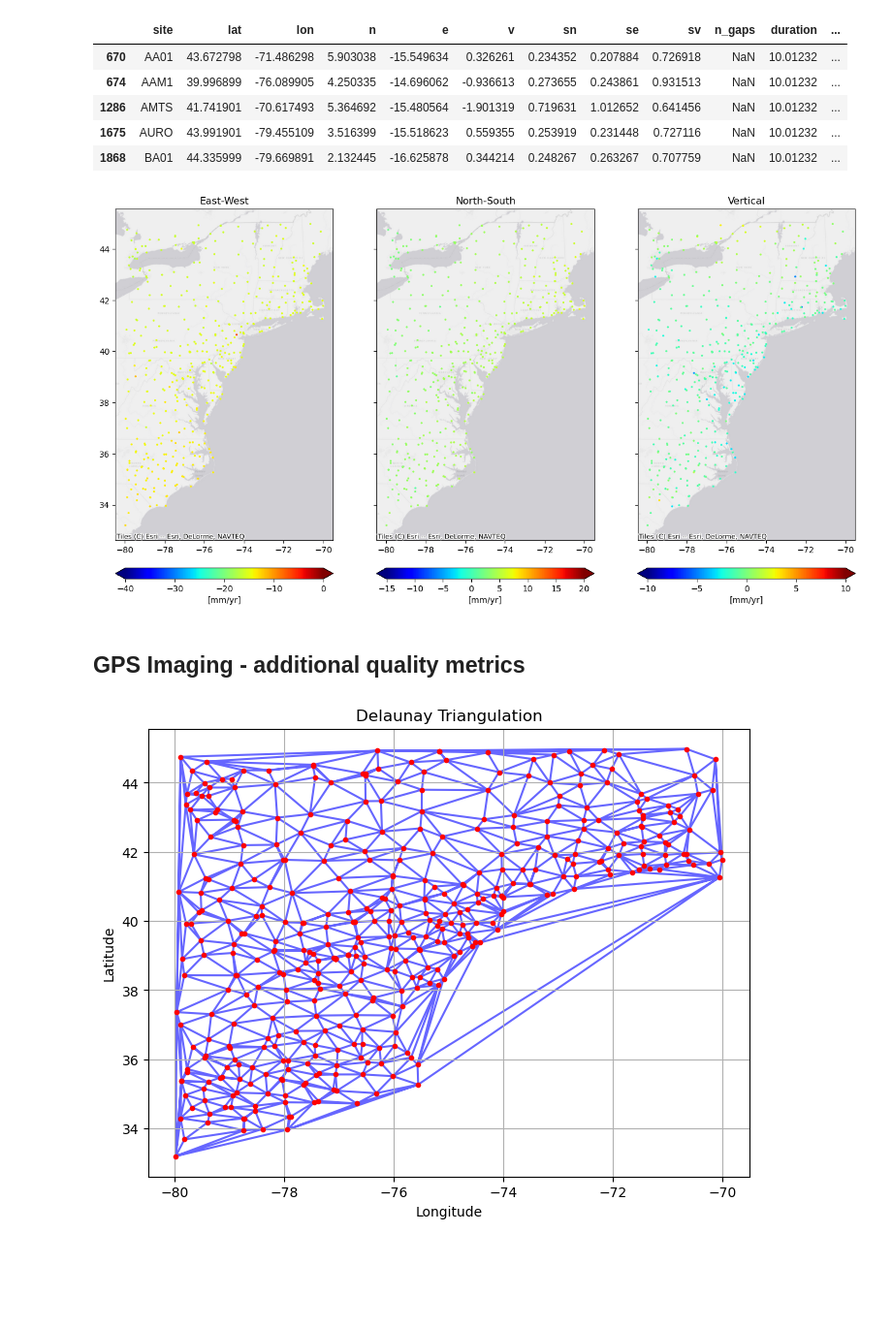
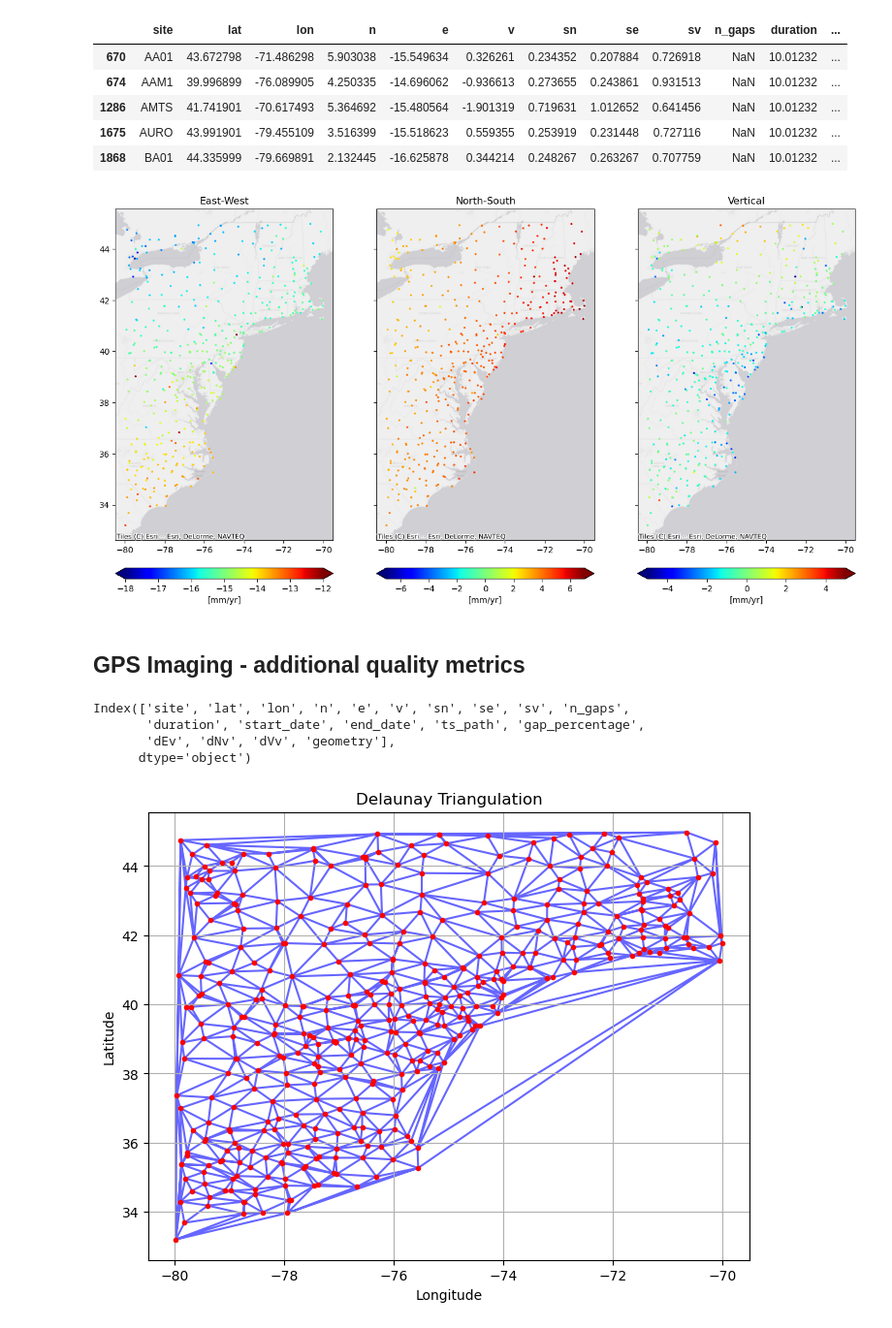
Before and after one commit to mgovorcin/Venti, a Jupyter notebook: notebooks/1_GNSS.ipynb, the cells around one changed output. Shown at 97% size. Cells and saved outputs as stored; diff of their text form; code cells hidden in the pictures; blank space fills up the shorter version.

```diff
--- a/notebooks/1_GNSS.ipynb
+++ b/notebooks/1_GNSS.ipynb
@@ -437,16 +446,16 @@ df_gnss = gpd.GeoDataFrame(gnss.gnss_df,
                            crs=CRS.from_epsg(4326))
 
 # Plot
-kwargs =dict(markersize=2, cmap='jet', zorder=1)
+kwargs =dict(markersize=2, cmap='hot_r', zorder=1)
 fig, ax = plt.subplots(1, 3, figsize=(16,12), sharey=True)
-im1 = df_gnss.plot(ax=ax[0], column='dEv', vmin=-3, vmax=3, **kwargs)
-im2 = df_gnss.plot(ax=ax[1], column='dNv', vmin=-3, vmax=3, **kwargs)
-im3 = df_gnss.plot(ax=ax[2], column='dVv', vmin=-5, vmax=5, **kwargs)
+im1 = df_gnss.plot(ax=ax[0], column='dEv', vmin=0, vmax=1, **kwargs)
+im2 = df_gnss.plot(ax=ax[1], column='dNv', vmin=0, vmax=1, **kwargs)
+im3 = df_gnss.plot(ax=ax[2], column='dVv', vmin=0, vmax=3, **kwargs)
 for a, txt in zip(ax, ['dEv', 'dNv', 'dVv']): a.set_title(txt)
 for a, im in zip(ax, [im1, im2, im3]):
     fig.colorbar(im.collections[0], ax=a.axes,
                  location='bottom', pad=0.05,
-                 extend='both', label='[mm/yr]')
+                 extend='max', label='[mm/yr]')
 
 # plot plates
 for a in ax:
@@ -477,34 +486,42 @@ plates = gpd.read_file('/u/duvel-d2/govorcin/NJ/ASC/GNSS/Venti/data/plates/PB200
 # %%
 # Geo Dataframe
 df_gnss = gpd.GeoDataFrame(gnss.gnss_df,
                            geometry = gpd.points_from_xy(gnss.gnss_df.lon,
                                                          gnss.gnss_df.lat),
                            crs=CRS.from_epsg(4326))
 
 # Plot
+kwargs =dict(markersize=2, cmap='jet', zorder=1)
 fig, ax = plt.subplots(1, 3, figsize=(16,12), sharey=True)
-im1 = df_gnss.plot(ax=ax[0], column='e', vmin=-40, vmax=0, **kwargs)
-im2 = df_gnss.plot(ax=ax[1], column='n', vmin=-15, vmax=20, **kwargs)
-im3 = df_gnss.plot(ax=ax[2], column='v', vmin=-10, vmax=10, **kwargs)
+im1 = df_gnss.plot(ax=ax[0], column='e', vmin=-18, vmax=-12, **kwargs)
+im2 = df_gnss.plot(ax=ax[1], column='n', vmin=-7, vmax=7, **kwargs)
+im3 = df_gnss.plot(ax=ax[2], column='v', vmin=-5, vmax=5, **kwargs)
 for a, txt in zip(ax, ['East-West', 'North-South', 'Vertical']): a.set_title(txt)
 for a, im in zip(ax, [im1, im2, im3]):
     fig.colorbar(im.collections[0], ax=a.axes,
                  location='bottom', pad=0.05,
                  extend='both', label='[mm/yr]')
 
 # plot plates
 for a in ax:
     #plates.plot(ax=a, lw=1, color='black',zorder=2)
     cx.add_basemap(a, zoom=7,
     source=cx.providers.Esri.WorldGrayCanvas,
     crs='EPSG:4326')
 # %% [output]
-[figure, old version]
+[figure, new version]
 # %%
 # Save it locally for next steps
 gnss.save(gnss_midas_pickle)
 # %% [markdown]
 ## GPS Imaging - additional quality metrics
+# %%
+df_gnss.keys()
+# %% [output]
+Index(['site', 'lat', 'lon', 'n', 'e', 'v', 'sn', 'se', 'sv', 'n_gaps',
+       'duration', 'start_date', 'end_date', 'ts_path', 'gap_percentage',
+       'dEv', 'dNv', 'dVv', 'geometry'],
+      dtype='object')
 # %%
 from venti.gnss.quality import compute_delaunay_network, calculate_ssf, calculate_spatial_variability, calculate_network_ssf, get_network_distance_stat
 # %%
```
Also changed, not shown: parts of 11 cells of this notebook, 56 other files.
